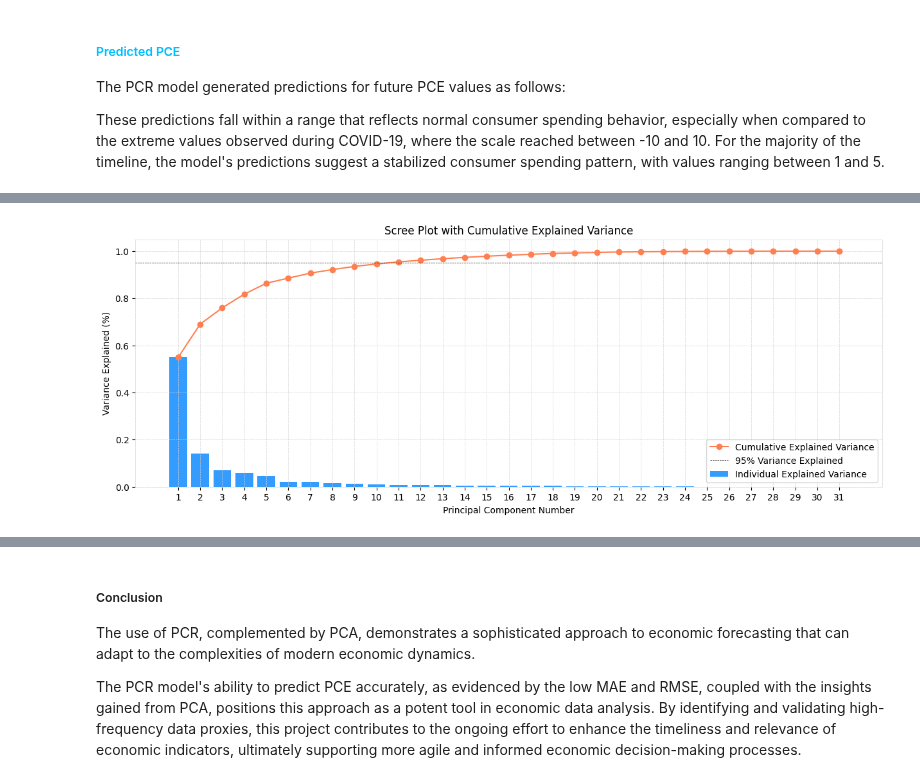
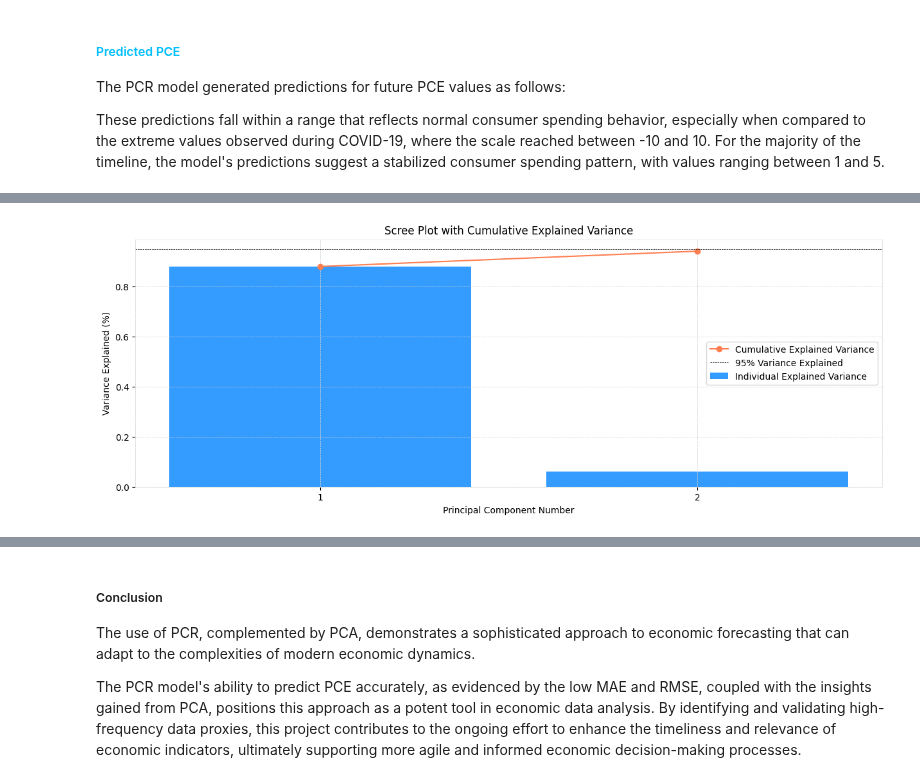
Before and after one commit to janjannagtegaal/NowCasting-M1, a Jupyter notebook: [3]M1_Analysis_for_Model_fitting.ipynb, the cells around one changed output, grey strips where cells are left out. Cells and saved outputs as stored; diff of their text form; code cells hidden in the pictures.

Commit message:
Final changes for review and added additional hypothesis testing on linearity assumption for the top  indicators against PCE

````diff
--- a/[3]M1_Analysis_for_Model_fitting.ipynb
+++ b/[3]M1_Analysis_for_Model_fitting.ipynb
@@ -141,12 +146,32 @@ We then proceed to train our PCR model. The process integrates data standardizat
 pipeline, predicted_pce = train_and_predict(X_train, y_train, X_test, n_components=5)
 ```
 # %%
+from sklearn.pipeline import Pipeline
+
+
 def train_and_predict(X_train, y_train, X_test, n_components=5):
     """
-    Trains the model and makes predictions.
+    Trains the model and makes predictions, and returns the fitted PCA component.
+
+    Parameters:
+    - X_train: Training data features
+    - y_train: Training data target variable
+    - X_test: Test data features
+    - n_components: Number of PCA components
+
+    Returns:
+    - pipeline: The fitted pipeline
+    - predicted_pce: Predictions for the test set
+    - pca_component: The PCA component of the pipeline
     """
     # Creating pipeline
-    pipeline = make_pipeline(StandardScaler(), PCA(n_components), LinearRegression())
+    pipeline = Pipeline(
+        [
+            ("scaler", StandardScaler()),
+            ("pca", PCA(n_components=n_components)),
+            ("regressor", LinearRegression()),
+        ]
+    )
 
     # Fitting the model to the training data
     pipeline.fit(X_train, y_train)
@@ -154,7 +179,10 @@ def train_and_predict(X_train, y_train, X_test, n_components=5):
     # Making predictions
     predicted_pce = pipeline.predict(X_test)
 
-    return pipeline, predicted_pce
+    # Extracting the PCA component from the pipeline
+    pca_component = pipeline.named_steps["pca"]
+
+    return pipeline, predicted_pce, pca_component
 # %% [markdown]
 
 <div style="color:#00BFFF">
@@ -170,12 +198,16 @@ plot_fan_chart(df_train, C, predicted_pce, X_train, y_train, start_date='2007-03
 # %%
 from visualisations.plot_fan_chart import plot_fan_chart
 
+prediction_start_date = '2021-09'
+actual_values_start_date = '2015-09-30'
+n_components = 2
+
 # Prepare the data
-X_train, y_train, X_test, C, df_train, df_test = prepare_data(final_proxy_dataset, '2022-01')
+X_train, y_train, X_test, C, df_train, df_test = prepare_data(final_proxy_dataset, prediction_start_date)
 
 # Train the model and make predictions
-pipeline, predicted_pce = train_and_predict(X_train, y_train, X_test,n_components=6)
+pipeline, predicted_pce, pca_component = train_and_predict(X_train, y_train, X_test,n_components=n_components)
 
 # Plot the fan chart
-plot_fan_chart(df_train, C, predicted_pce, X_train, y_train, start_date='2015-09-30')
+plot_fan_chart(df_train, C, predicted_pce, X_train, y_train, start_date=actual_values_start_date)
 # %% [output]
@@ -285,9 +350,9 @@ factor_loadings_df.head()
 # %%
 from visualisations.plot_skree import plot_skree
 
-plot_skree(pca)
+plot_skree(pca_component)
 # %% [output]
-[figure, old version]
+[figure, new version]
 # %%
 # Plotting the heatmap of the first few factor loadings
 
````
Also changed, not shown: parts of 17 cells of this notebook, 13 other files.
